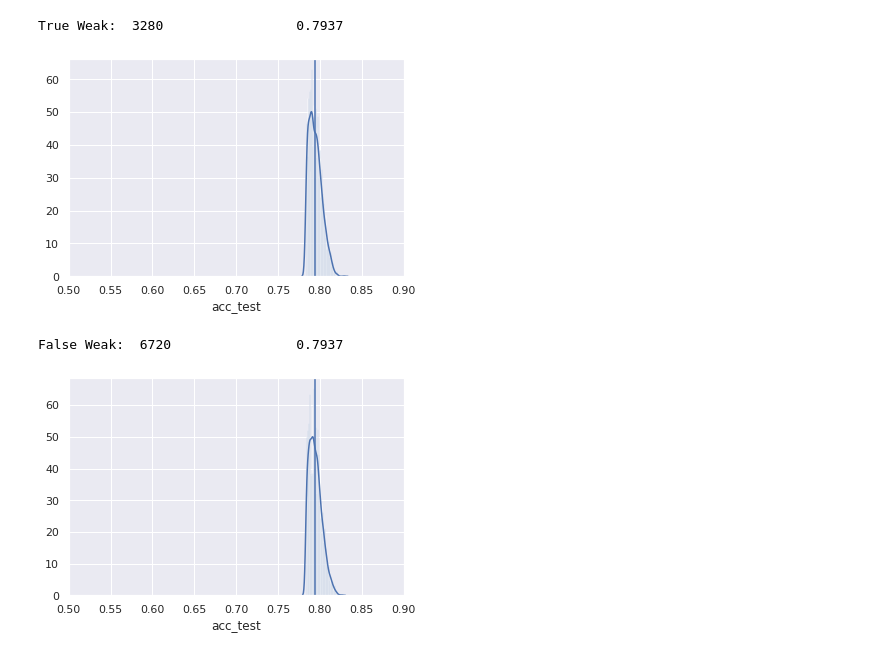
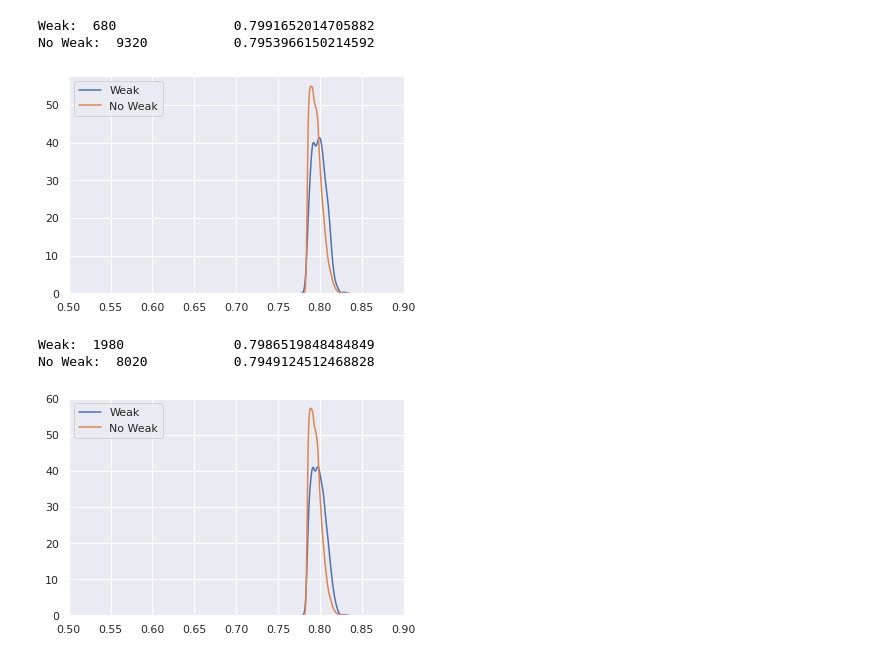
Before and after one commit to jgonsior/DS20-WeakAL, a Jupyter notebook: analyse_new_200er.ipynb, the cells around one changed output. Cells and saved outputs as stored; diff of their text form; code cells hidden in the pictures.

```diff
--- a/analyse_new_200er.ipynb
+++ b/analyse_new_200er.ipynb
@@ -121,55 +78,24 @@ False Weak:  9337                0.793354
-# %%
-import pickle
-from tabulate import tabulate
-from IPython.core.display import display, HTML
-import pandas as pd
-import seaborn as sns, numpy as np
-from scipy.stats import norm
-import matplotlib.pyplot as plt
-
-sns.set()
-rug = False
-bins = 50
-
-
-with open("200er_results.pickle", "rb") as f:
-    table = pickle.load(f)
-
-df = pd.DataFrame(table)
-ax1 = sns.distplot(
-    df.loc[df["true_weak?"] == True]["acc_test"], label="true_weak", rug=rug, bins=bins,
-)
-print(
-    "True Weak: ",
-    len(df.loc[df["true_weak?"] == True]),
-    "\t\t",
-    df.loc[df["true_weak?"] == True]["acc_test"].median(),
-)
-ax1.set_xlim(0.5, 0.9)
-ax1.axvline(df.loc[df["true_weak?"] == True]["acc_test"].median())
-plt.show()
-plt.clf()
-
-
-print(
-    "False Weak: ",
-    len(df.loc[df["true_weak?"] == False]),
-    "\t\t",
-    df.loc[df["true_weak?"] == False]["acc_test"].median(),
-)
-ax2 = sns.distplot(
-    df.loc[df["true_weak?"] == False]["acc_test"],
-    label="Not true_weak",
-    rug=rug,
-    bins=bins,
-)
-ax2.set_xlim(0.5, 0.9)
-ax2.axvline(df.loc[df["true_weak?"] == False]["acc_test"].median())
-plt.show()
-
-# display(HTML(tabulate(table, headers="keys", tablefmt="html")))
-# %% [output]
-True Weak:  3280                 0.7937
-[figure, removed]
-False Weak:  6720                0.7937
-[figure, removed]
+# %%
+compare_two_distributions(
+    df,
+    df.loc[df["weak?"] == True]["acc_test"],
+    df.loc[df["weak?"] == False]["acc_test"],
+    "Weak",
+    "No Weak",
+)
+# %% [output]
+Weak:  680               0.7991652014705882
+No Weak:  9320           0.7953966150214592
+[figure, added]
+# %%
+compare_two_distributions(
+    df,
+    df.loc[df["acc_test_all_better?"] == True]["acc_test"],
+    df.loc[df["acc_test_all_better?"] == False]["acc_test"],
+    "Weak",
+    "No Weak",
+)
+# %% [output]
+Weak:  1980              0.7986519848484849
+No Weak:  8020           0.7949124512468828
+[figure, added]
```
Also changed, not shown: parts of 4 cells of this notebook.
